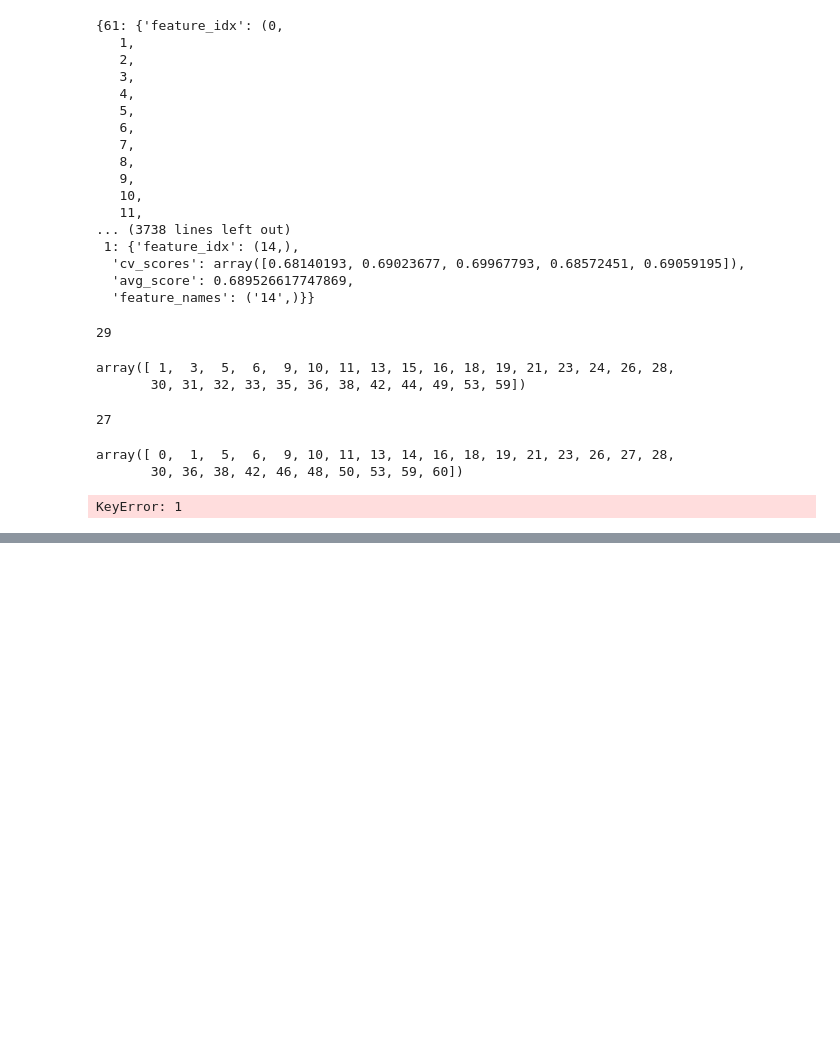
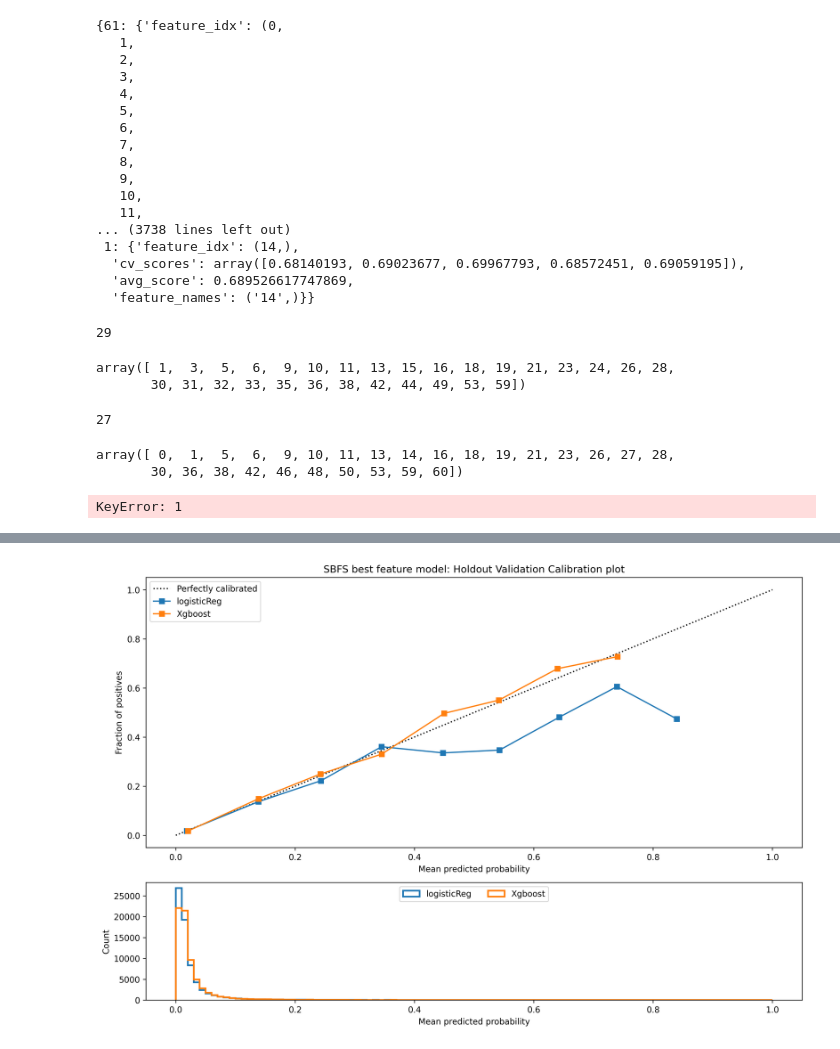
Before and after one commit to s0810110/sbsf_variableSelection_nacsa, a Jupyter notebook: JupyterScripts/plotXgboostLogisticCombined.ipynb, the cells around one changed output, grey strips where cells are left out. Drawn from its saved outputs; the diff is of its cells as text; code cells hidden in the pictures; blank space fills up the shorter version.

```diff
--- a/JupyterScripts/plotXgboostLogisticCombined.ipynb
+++ b/JupyterScripts/plotXgboostLogisticCombined.ipynb
@@ -320,0 +512,51 @@ png1.close()
+# %%
+from sklearn.calibration import CalibratedClassifierCV, calibration_curve
+import matplotlib.pyplot as plt
+from sklearn.metrics import (brier_score_loss)
+
+
+#for logisticReg implementation
+fraction_of_positives_logisticReg_test_auc, mean_predicted_value_logisticReg_test_auc = \
+            calibration_curve(df_Eurosc_II_logisticReg_test['mtly'], df_Eurosc_II_logisticReg_test['logisticREg_test'], n_bins=10)
+
+#for xgboost implementation
+fraction_of_positives_xgboost_test_auc, mean_predicted_value_xgboost_test_auc = \
+            calibration_curve(df_Eurosc_II_xgboost_test['mtly'], df_Eurosc_II_xgboost_test['xgboost_test'], n_bins=10)
+
+
+fig=plt.figure(figsize=(12,8), dpi= 300, facecolor='w', edgecolor='k')
+
+ax1 = plt.subplot2grid((3, 1), (0, 0), rowspan=2)
+
+ax1.plot([0, 1], [0, 1], "k:", label="Perfectly calibrated")
+
+
+ax1.plot(mean_predicted_value_logisticReg_test_auc, fraction_of_positives_logisticReg_test_auc, "s-", label="logisticReg")
+ax1.plot(mean_predicted_value_xgboost_test_auc, fraction_of_positives_xgboost_test_auc, "s-", label="Xgboost")
+
+ax1.set_ylabel("Fraction of positives")
+ax1.set_ylim([-0.05, 1.05])
+ax1.legend(loc="upper left")
+ax1.set_title('SBFS best feature model: Holdout Validation Calibration plot')
+ax1.set_xlabel("Mean predicted probability")
+
+
+
+ax2 = plt.subplot2grid((3, 1), (2, 0))
+
+ax2.hist(df_Eurosc_II_logisticReg_test['logisticREg_test'], range=(0, 1), bins=100, label="logisticReg",
+                 histtype="step", lw=2)
+ax2.hist(df_Eurosc_II_xgboost_test['xgboost_test'], range=(0, 1), bins=100, label="Xgboost",
+                 histtype="step", lw=2)
+
+
+ax2.set_xlabel("Mean predicted probability")
+ax2.set_ylabel("Count")
+ax2.legend(loc="upper center", ncol=2)
+
+
+plt.tight_layout()
+
+plt.show()
+# %% [output]
+[figure, added]
```
Also changed, not shown: parts of 9 cells of this notebook, 2 other files.
